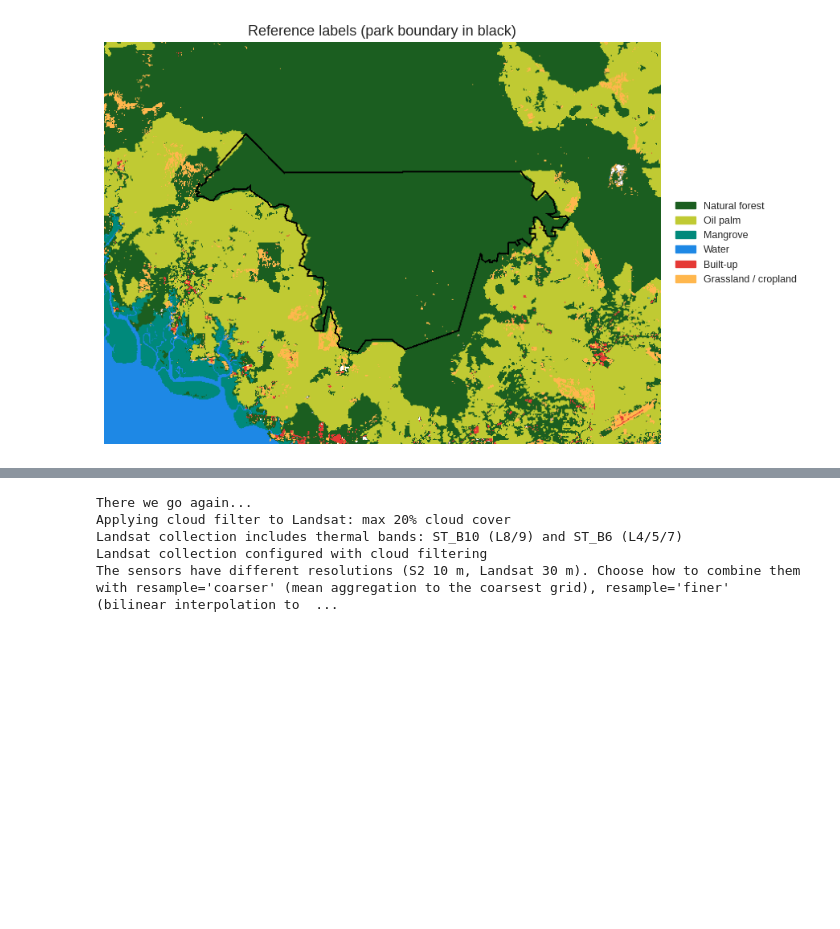
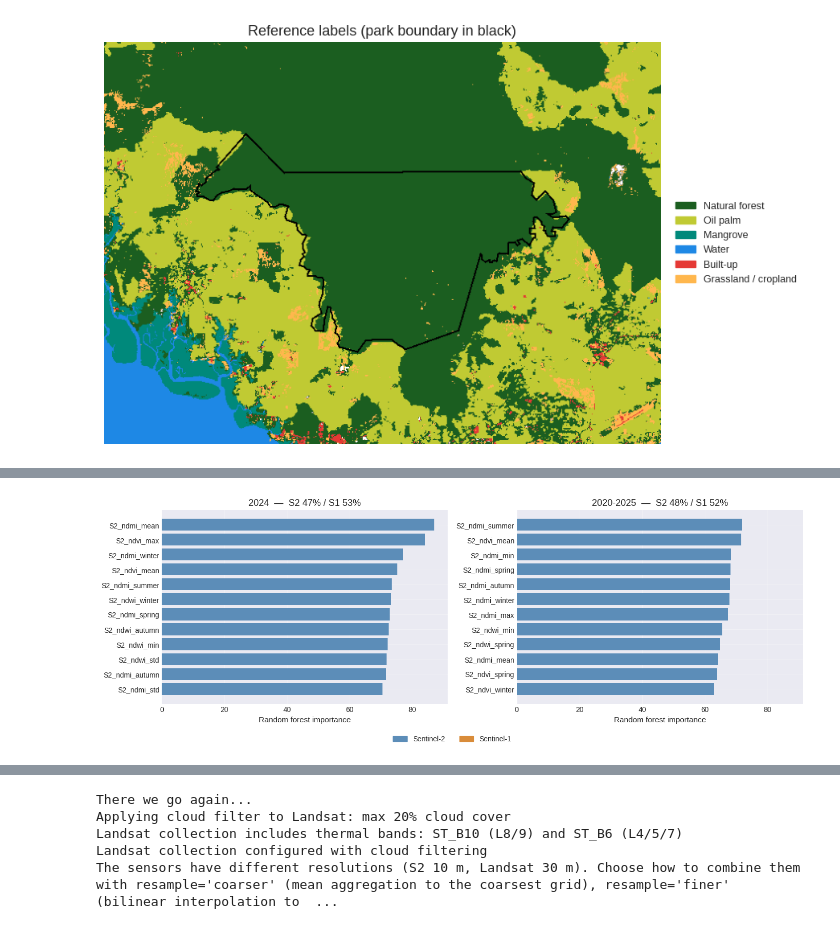
Before and after one commit to Digdgeo/Ndvi2Gif, a Jupyter notebook: book/notebooks/07_multisensor_classification.ipynb, the cells around one changed output, grey strips where cells are left out. Cells and saved outputs as stored; diff of their text form; code cells hidden in the pictures; blank space fills up the shorter version.

```diff
--- a/book/notebooks/07_multisensor_classification.ipynb
+++ b/book/notebooks/07_multisensor_classification.ipynb
@@ -484,0 +678,20 @@ node), split, n, loss, yval, (yprob)
+# %%
+fig, axes = plt.subplots(1, 2, figsize=(14, 5), sharex=True)
+for ax, span in zip(axes, SPANS):
+    importance = pd.Series(runs[(span, 'Sentinel-2 + Sentinel-1')].get_feature_importance())
+    top = importance.head(12)[::-1]
+    ax.barh(top.index, top.values,
+            color=['#5c8db8' if n.startswith('S2_') else '#d98c3a' for n in top.index])
+    share = importance.groupby(importance.index.str.split('_').str[0]).sum()
+    share = (share / share.sum())
+    ax.set_title(f"{span}  —  S2 {share.get('S2', 0):.0%} / S1 {share.get('S1', 0):.0%}")
+    for side in ('top', 'right'):
+        ax.spines[side].set_visible(False)
+axes[0].set_xlabel('Random forest importance')
+axes[1].set_xlabel('Random forest importance')
+fig.legend(handles=[Patch(color='#5c8db8', label='Sentinel-2'),
+                    Patch(color='#d98c3a', label='Sentinel-1')],
+           loc='lower center', ncol=2, frameon=False)
+plt.tight_layout(rect=(0, 0.06, 1, 1))
+# %% [output]
+[figure, added]
```
Also changed, not shown: parts of 61 cells of this notebook, 15 other files.
